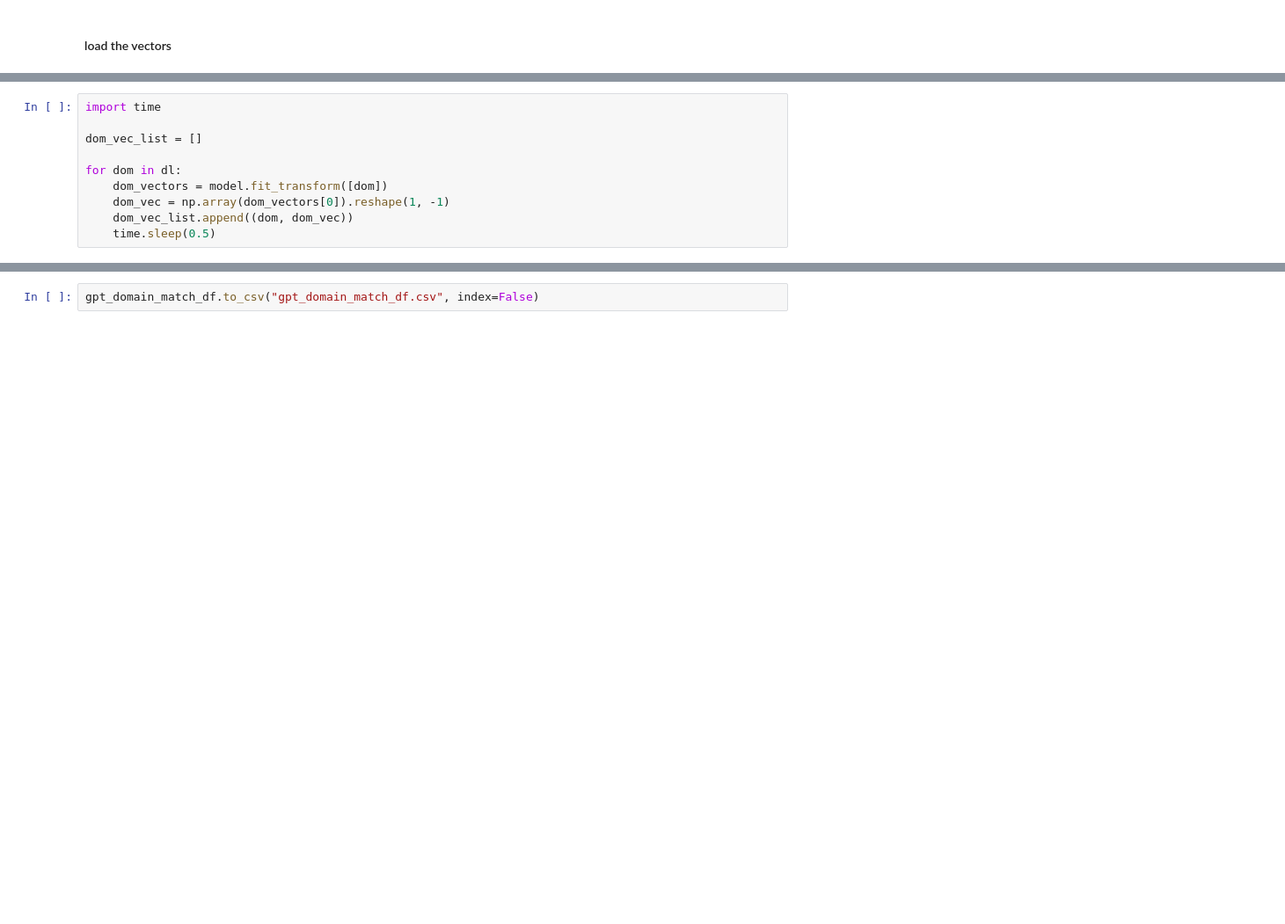
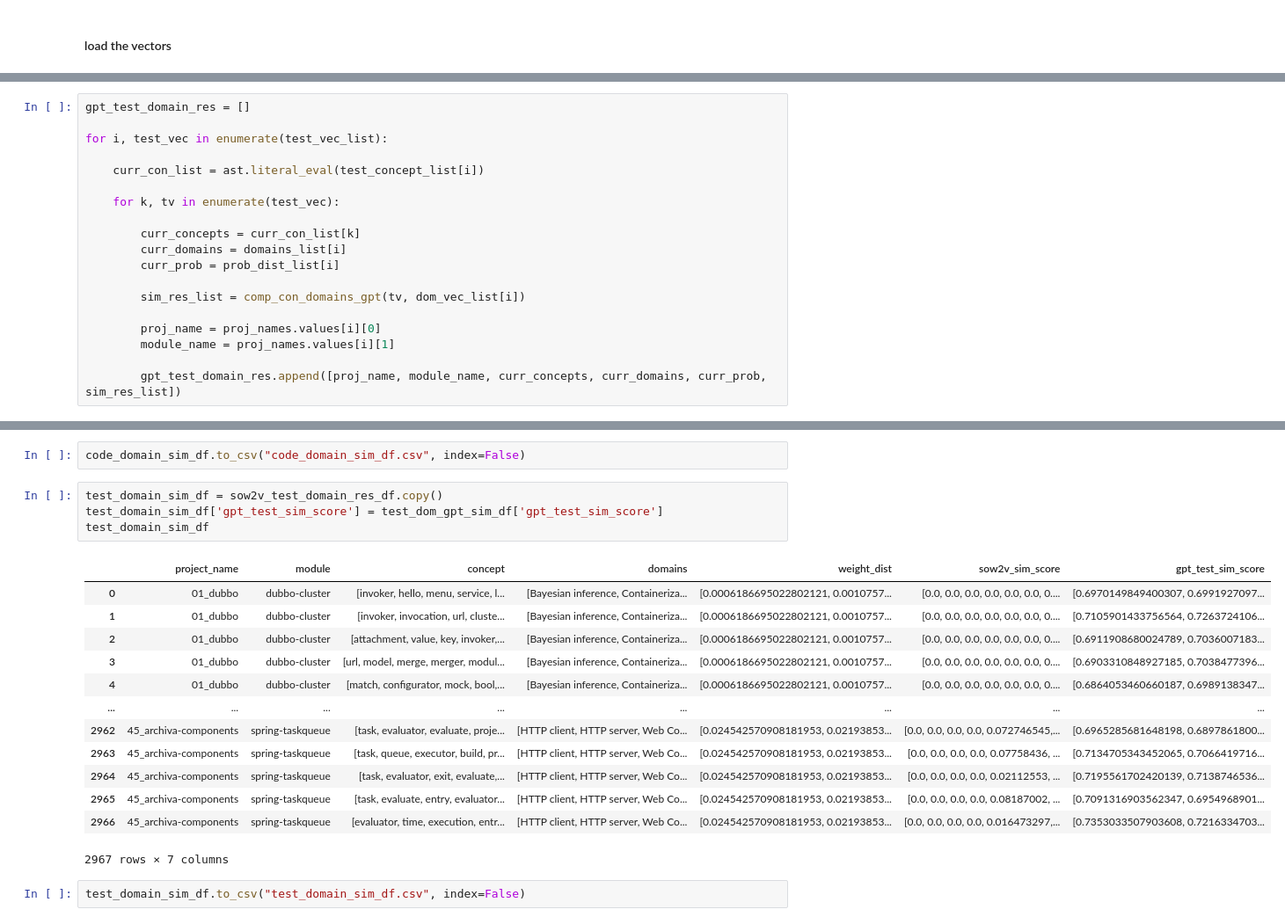
Before and after one commit to zakipauzi/concept-domain-coverage, a Jupyter notebook: 2_topic_ad_matching_embeddings.ipynb, the cells around one changed output, grey strips where cells are left out. Shown at 88% size. Cells and saved outputs as stored; diff of their text form; blank space fills up the shorter version.

```diff
--- a/2_topic_ad_matching_embeddings.ipynb
+++ b/2_topic_ad_matching_embeddings.ipynb
@@ -483,10 +470,0 @@ for i, con in enumerate(code_concept_list):
-# %%
-import time
-
-dom_vec_list = []
-
-for dom in dl:
-    dom_vectors = model.fit_transform([dom])
-    dom_vec = np.array(dom_vectors[0]).reshape(1, -1)
-    dom_vec_list.append((dom, dom_vec))
-    time.sleep(0.5)
@@ -603,0 +471,19 @@ gpt_domain_match_df
+# %%
+gpt_test_domain_res = []
+
+for i, test_vec in enumerate(test_vec_list):
+
+    curr_con_list = ast.literal_eval(test_concept_list[i])
+
+    for k, tv in enumerate(test_vec):
+
+        curr_concepts = curr_con_list[k]
+        curr_domains = domains_list[i]
+        curr_prob = prob_dist_list[i]
+
+        sim_res_list = comp_con_domains_gpt(tv, dom_vec_list[i])
+
+        proj_name = proj_names.values[i][0]
+        module_name = proj_names.values[i][1]
+
+        gpt_test_domain_res.append([proj_name, module_name, curr_concepts, curr_domains, curr_prob, sim_res_list])
@@ -604,2 +575,22 @@ gpt_domain_match_df
 # %%
-gpt_domain_match_df.to_csv("gpt_domain_match_df.csv", index=False)
+code_domain_sim_df.to_csv("code_domain_sim_df.csv", index=False)
+# %%
+test_domain_sim_df = sow2v_test_domain_res_df.copy()
+test_domain_sim_df['gpt_test_sim_score'] = test_dom_gpt_sim_df['gpt_test_sim_score']
+test_domain_sim_df
+# %% [output]
+|  | project_name | module | concept | domains | weight_dist | sow2v_sim_score | gpt_test_sim_score |
+| 0 | 01_dubbo | dubbo-cluster | [invoker, hello, menu, service, l... | [Bayesian inference, Containeriza... | [0.0006186695022802121, 0.0010757... | [0.0, 0.0, 0.0, 0.0, 0.0, 0.0, 0.... | [0.6970149849400307, 0.6991927097... |
+| 1 | 01_dubbo | dubbo-cluster | [invoker, invocation, url, cluste... | [Bayesian inference, Containeriza... | [0.0006186695022802121, 0.0010757... | [0.0, 0.0, 0.0, 0.0, 0.0, 0.0, 0.... | [0.7105901433756564, 0.7263724106... |
+| 2 | 01_dubbo | dubbo-cluster | [attachment, value, key, invoker,... | [Bayesian inference, Containeriza... | [0.0006186695022802121, 0.0010757... | [0.0, 0.0, 0.0, 0.0, 0.0, 0.0, 0.... | [0.6911908680024789, 0.7036007183... |
+| 3 | 01_dubbo | dubbo-cluster | [url, model, merge, merger, modul... | [Bayesian inference, Containeriza... | [0.0006186695022802121, 0.0010757... | [0.0, 0.0, 0.0, 0.0, 0.0, 0.0, 0.... | [0.6903310848927185, 0.7038477396... |
+| 4 | 01_dubbo | dubbo-cluster | [match, configurator, mock, bool,... | [Bayesian inference, Containeriza... | [0.0006186695022802121, 0.0010757... | [0.0, 0.0, 0.0, 0.0, 0.0, 0.0, 0.... | [0.6864053460660187, 0.6989138347... |
+| ... | ... | ... | ... | ... | ... | ... | ... |
+| 2962 | 45_archiva-components | spring-taskqueue | [task, evaluator, evaluate, proje... | [HTTP client, HTTP server, Web Co... | [0.024542570908181953, 0.02193853... | [0.0, 0.0, 0.0, 0.0, 0.072746545,... | [0.6965285681648198, 0.6897861800... |
+| 2963 | 45_archiva-components | spring-taskqueue | [task, queue, executor, build, pr... | [HTTP client, HTTP server, Web Co... | [0.024542570908181953, 0.02193853... | [0.0, 0.0, 0.0, 0.0, 0.07758436, ... | [0.7134705343452065, 0.7066419716... |
+| 2964 | 45_archiva-components | spring-taskqueue | [task, evaluator, exit, evaluate,... | [HTTP client, HTTP server, Web Co... | [0.024542570908181953, 0.02193853... | [0.0, 0.0, 0.0, 0.0, 0.02112553, ... | [0.7195561702420139, 0.7138746536... |
+| 2965 | 45_archiva-components | spring-taskqueue | [task, evaluate, entry, evaluator... | [HTTP client, HTTP server, Web Co... | [0.024542570908181953, 0.02193853... | [0.0, 0.0, 0.0, 0.0, 0.08187002, ... | [0.7091316903562347, 0.6954968901... |
+| 2966 | 45_archiva-components | spring-taskqueue | [evaluator, time, execution, entr... | [HTTP client, HTTP server, Web Co... | [0.024542570908181953, 0.02193853... | [0.0, 0.0, 0.0, 0.0, 0.016473297,... | [0.7353033507903608, 0.7216334703... |
+2967 rows × 7 columns
+# %%
+test_domain_sim_df.to_csv("test_domain_sim_df.csv", index=False)
```
Also changed, not shown: parts of 21 cells of this notebook, 5 other files.
